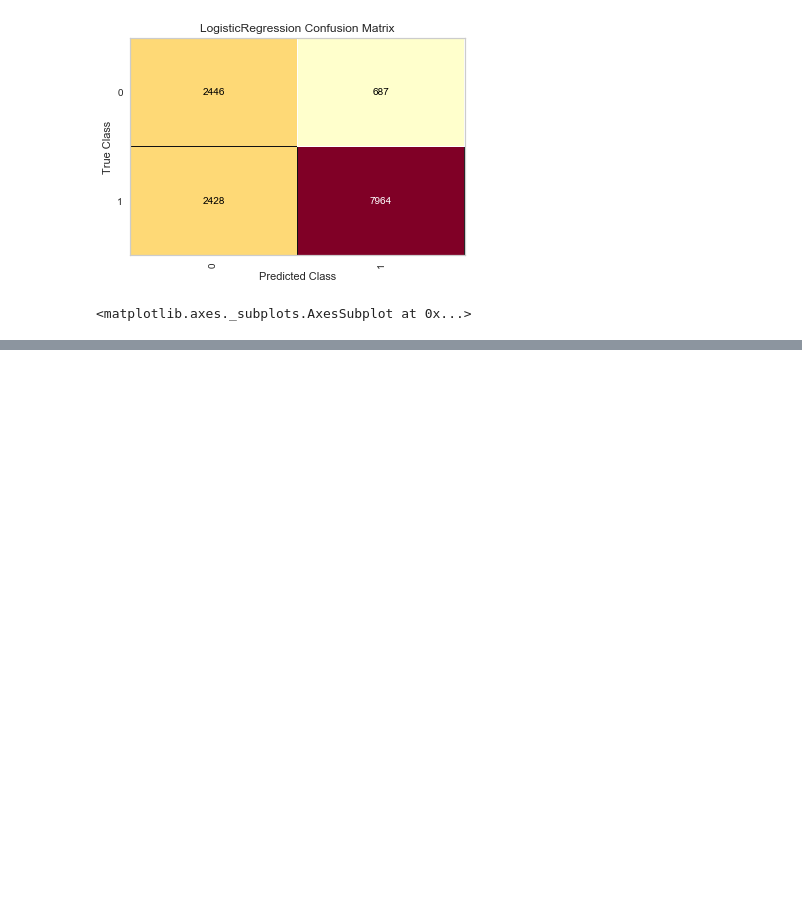
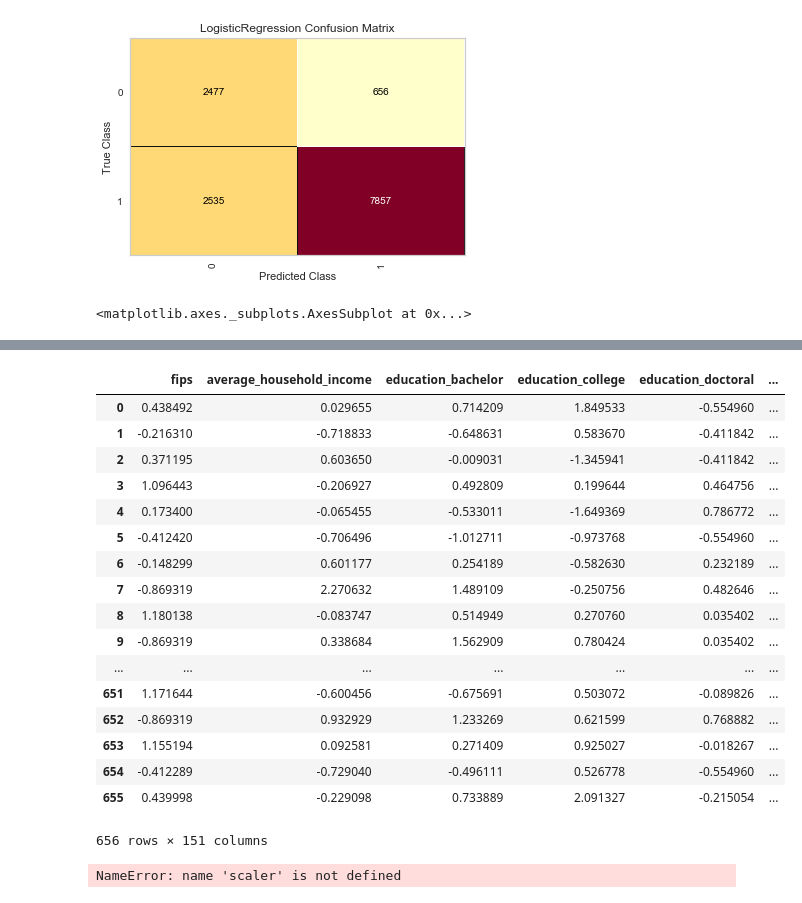
Before and after one commit to BudBernhard/DeepSolarAnalysis, a Jupyter notebook: EDA_Notebooks/FurtherRefined.ipynb, the cells around one changed output, grey strips where cells are left out. Drawn from its saved outputs; the diff is of its cells as text; code cells hidden in the pictures; blank space fills up the shorter version.

```diff
--- a/EDA_Notebooks/FurtherRefined.ipynb
+++ b/EDA_Notebooks/FurtherRefined.ipynb
@@ -29,3 +55,5 @@ df = pd.read_csv("deepsolar_tract.csv", encoding = "utf-8")
+# %%
+df.set_index(df.fips, inplace=True)
 # %%
 # Remove all deepsolar inputs
 
@@ -48,8 +76,7 @@ df = df.drop(columns=['county',
                       'state',
                      'electricity_price_transportation',
                      'voting_2016_dem_win',
-                     'voting_2012_dem_win',
-                     'fips'])
+                     'voting_2012_dem_win'])
 # %%
 df['has_tiles'] = (df.tile_count > 0).mul(1)
 # %%
@@ -139,3 +189,3 @@ weighted avg       0.82      0.77      0.78     13525
 # %%
 test = X_test[(y_test == 0) & (y_pred[:] == 1)]
-hello = pd.DataFrame(test)
+falsePositives = pd.DataFrame(test)
@@ -151,0 +192,27 @@ hello.head()
+# %%
+falsePositives = falsePositives.set_axis(df.columns, axis=1, inplace=False)
+# %%
+falsePositives
+# %% [output]
+|  | fips | average_household_income | education_bachelor | education_college | education_doctoral | ... |
+| 0 | 0.438492 | 0.029655 | 0.714209 | 1.849533 | -0.554960 | ... |
+| 1 | -0.216310 | -0.718833 | -0.648631 | 0.583670 | -0.411842 | ... |
+| 2 | 0.371195 | 0.603650 | -0.009031 | -1.345941 | -0.411842 | ... |
+| 3 | 1.096443 | -0.206927 | 0.492809 | 0.199644 | 0.464756 | ... |
+| 4 | 0.173400 | -0.065455 | -0.533011 | -1.649369 | 0.786772 | ... |
+| 5 | -0.412420 | -0.706496 | -1.012711 | -0.973768 | -0.554960 | ... |
+| 6 | -0.148299 | 0.601177 | 0.254189 | -0.582630 | 0.232189 | ... |
+| 7 | -0.869319 | 2.270632 | 1.489109 | -0.250756 | 0.482646 | ... |
+| 8 | 1.180138 | -0.083747 | 0.514949 | 0.270760 | 0.035402 | ... |
+| 9 | -0.869319 | 0.338684 | 1.562909 | 0.780424 | 0.035402 | ... |
+| ... | ... | ... | ... | ... | ... | ... |
+| 651 | 1.171644 | -0.600456 | -0.675691 | 0.503072 | -0.089826 | ... |
+| 652 | -0.869319 | 0.932929 | 1.233269 | 0.621599 | 0.768882 | ... |
+| 653 | 1.155194 | 0.092581 | 0.271409 | 0.925027 | -0.018267 | ... |
+| 654 | -0.412289 | -0.729040 | -0.496111 | 0.526778 | -0.554960 | ... |
+| 655 | 0.439998 | -0.229098 | 0.733889 | 2.091327 | -0.215054 | ... |
+656 rows × 151 columns
+# %%
+inversed = scaler.inverse_transform(falsePositives)
+# %% [output]
+NameError: name 'scaler' is not defined
```
Also changed, not shown: parts of 19 cells of this notebook, 4 other files.
